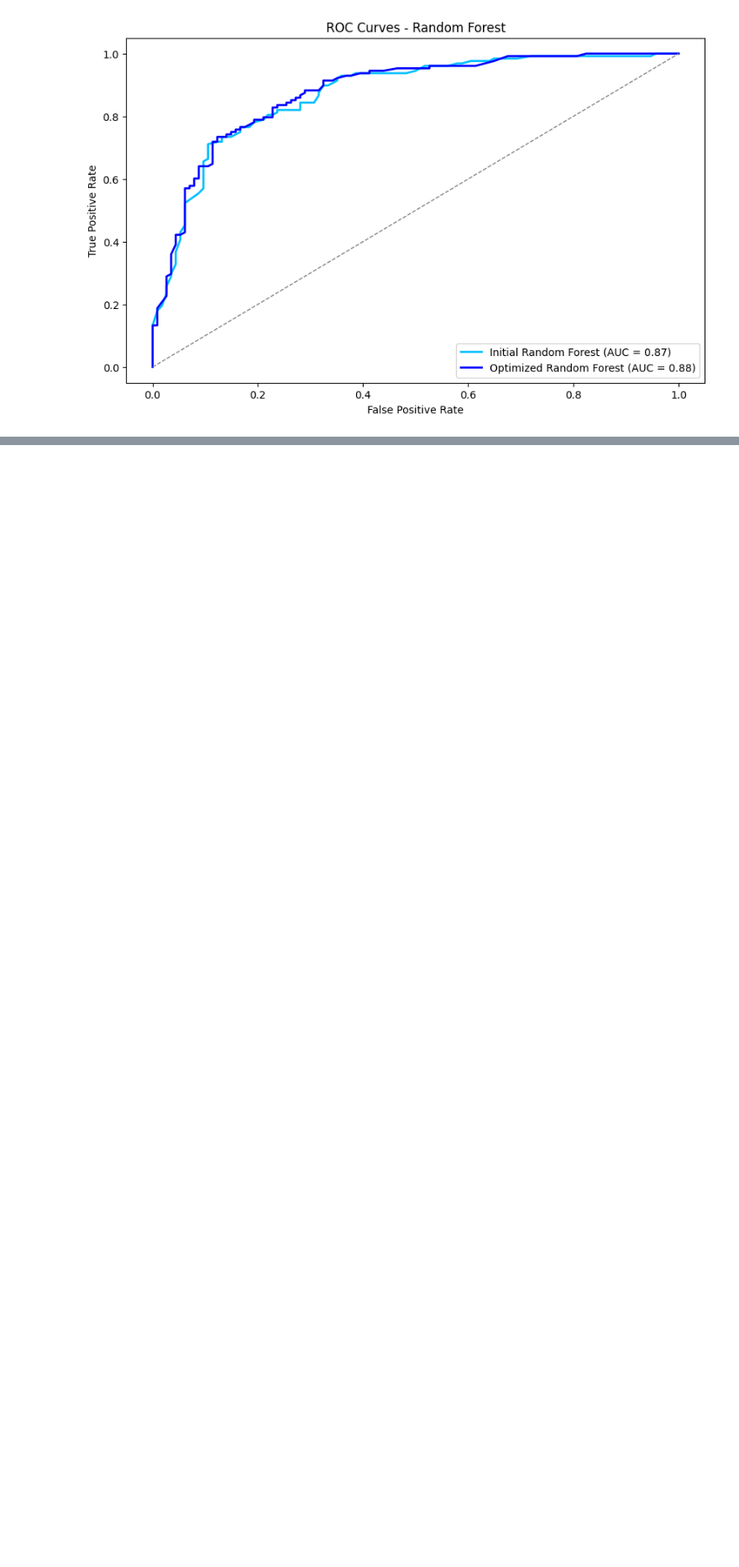
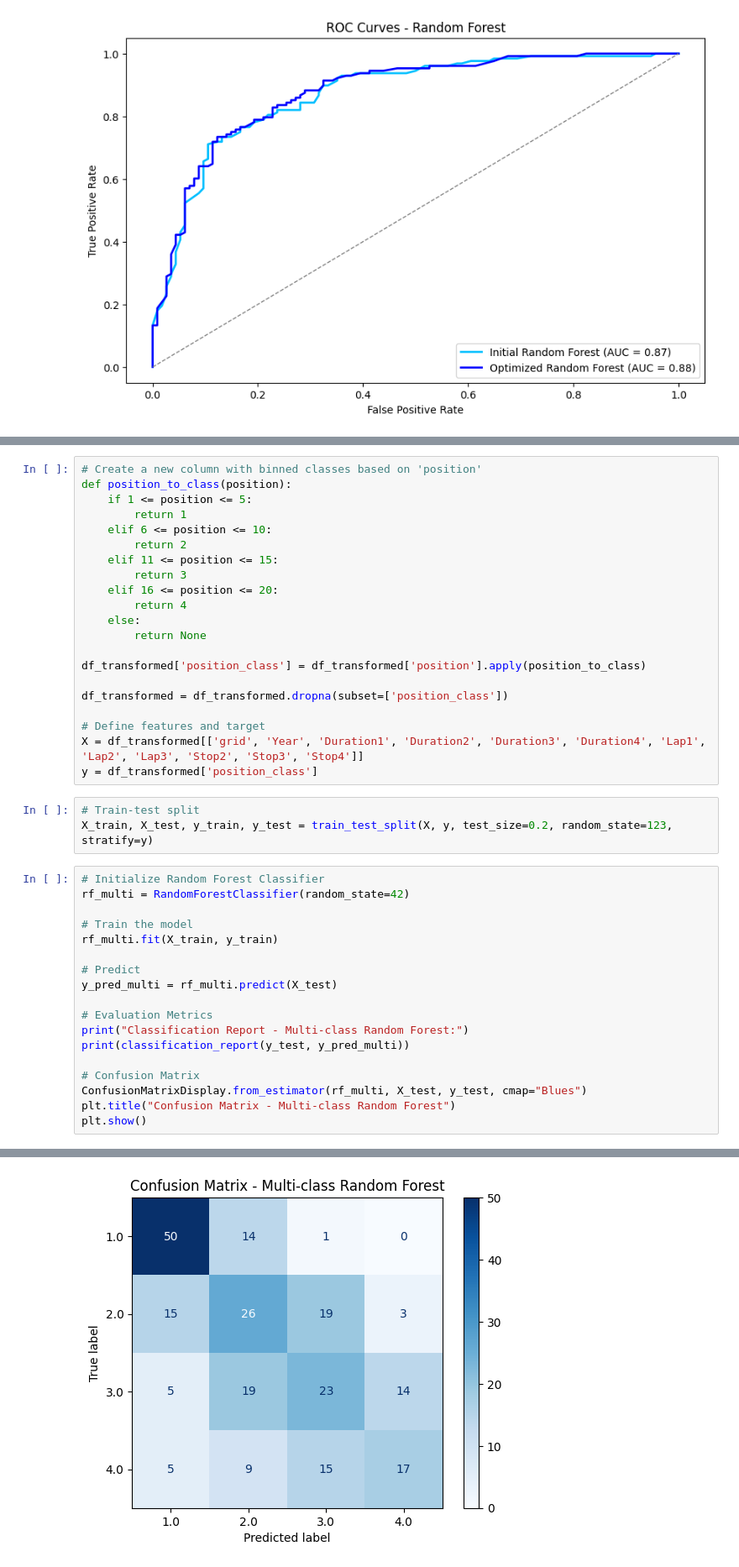
Before and after one commit to NandiniKodali988/F1-Through-Data, a Jupyter notebook: technical-details/supervised-learning/main.ipynb, the cells around one changed output, grey strips where cells are left out. Shown at 84% size. Cells and saved outputs as stored; diff of their text form; blank space fills up the shorter version.

Commit message:
multiclass classification - coding

```diff
--- a/technical-details/supervised-learning/main.ipynb
+++ b/technical-details/supervised-learning/main.ipynb
@@ -325,0 +335,43 @@ plt.show()
+# %%
+# Create a new column with binned classes based on 'position'
+def position_to_class(position):
+    if 1 <= position <= 5:
+        return 1
+    elif 6 <= position <= 10:
+        return 2
+    elif 11 <= position <= 15:
+        return 3
+    elif 16 <= position <= 20:
+        return 4
+    else:
+        return None
+
+df_transformed['position_class'] = df_transformed['position'].apply(position_to_class)
+
+df_transformed = df_transformed.dropna(subset=['position_class'])
+
+# Define features and target
+X = df_transformed[['grid', 'Year', 'Duration1', 'Duration2', 'Duration3', 'Duration4', 'Lap1', 'Lap2', 'Lap3', 'Stop2', 'Stop3', 'Stop4']]
+y = df_transformed['position_class']
+# %%
+# Train-test split
+X_train, X_test, y_train, y_test = train_test_split(X, y, test_size=0.2, random_state=123, stratify=y)
+# %%
+# Initialize Random Forest Classifier
+rf_multi = RandomForestClassifier(random_state=42)
+
+# Train the model
+rf_multi.fit(X_train, y_train)
+
+# Predict
+y_pred_multi = rf_multi.predict(X_test)
+
+# Evaluation Metrics
+print("Classification Report - Multi-class Random Forest:")
+print(classification_report(y_test, y_pred_multi))
+
+# Confusion Matrix
+ConfusionMatrixDisplay.from_estimator(rf_multi, X_test, y_test, cmap="Blues")
+plt.title("Confusion Matrix - Multi-class Random Forest")
+plt.show()
+# %% [output]
@@ -325,0 +389 @@ plt.show()
+[figure, added]
```
Also changed, not shown: parts of 7 cells of this notebook, 7 other files.
